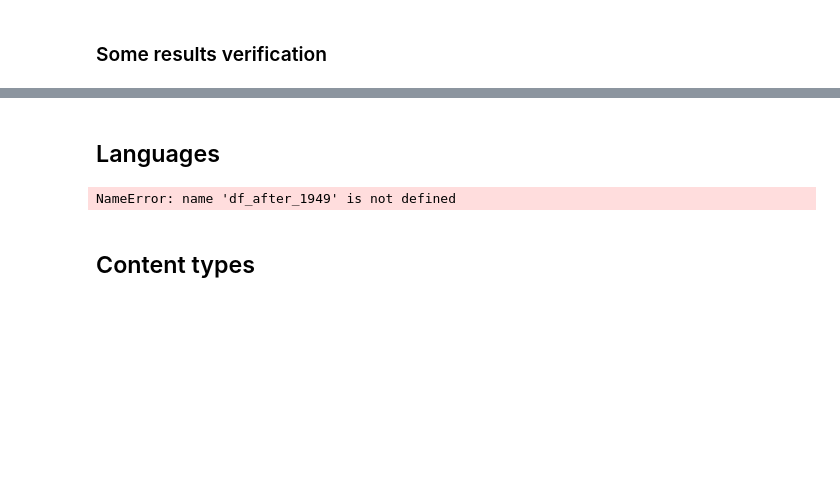
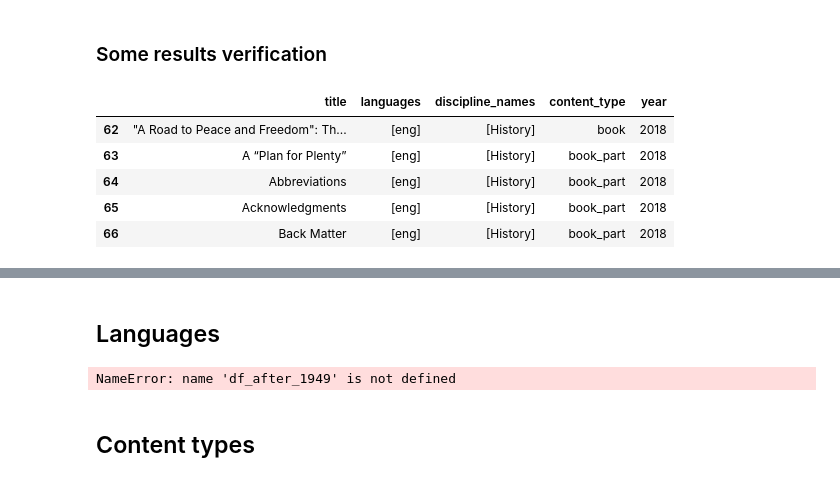
Before and after one commit to DanilSko/jstor_analysis_code, a Jupyter notebook: JSTOR database analyser.ipynb, the cells around one changed output, grey strips where cells are left out. Cells and saved outputs as stored; diff of their text form; code cells hidden in the pictures; blank space fills up the shorter version.

```diff
--- a/JSTOR database analyser.ipynb
+++ b/JSTOR database analyser.ipynb
@@ -464,3 +540,12 @@ for substring in tqdm(list_of_substrings):
                 f'data_output/disciplines_compared/titles_linguistics_{substring.replace(" ","_")}.txt',
                 case=False,
                 regex=True)
+# %%
+subset_hum_only.head()
+# %% [output]
+|  | title | languages | discipline_names | content_type | year |
+| 62 | "A Road to Peace and Freedom": Th... | [eng] | [History] | book | 2018 |
+| 63 | A “Plan for Plenty” | [eng] | [History] | book_part | 2018 |
+| 64 | Abbreviations | [eng] | [History] | book_part | 2018 |
+| 65 | Acknowledgments | [eng] | [History] | book_part | 2018 |
+| 66 | Back Matter | [eng] | [History] | book_part | 2018 |
```
Also changed, not shown: parts of 25 cells of this notebook.
